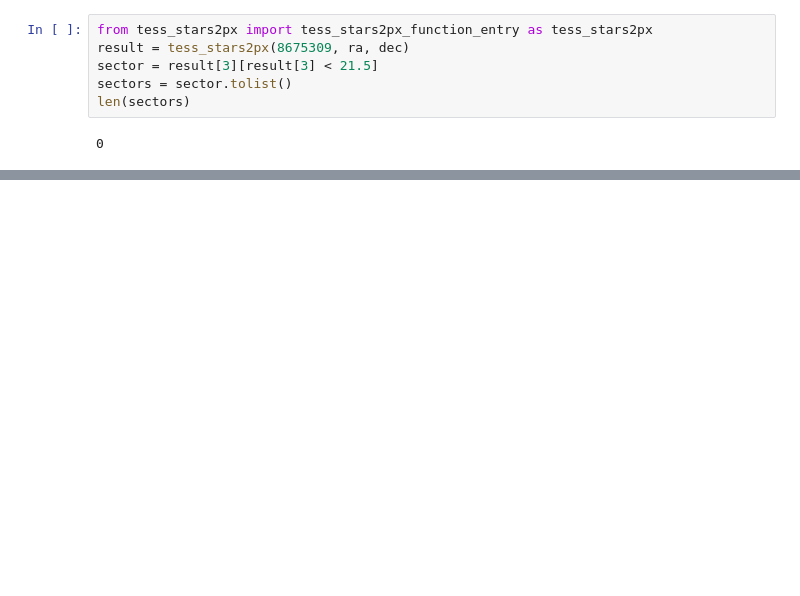
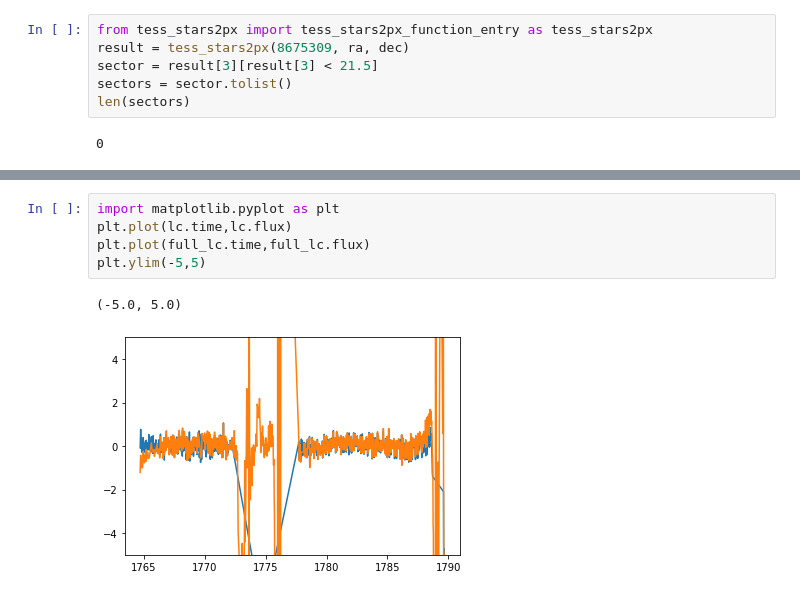
Before and after one commit to AlexanderEvitt/QuasVar, a Jupyter notebook: Code/generate_lightcurve.ipynb, the cells around one changed output, grey strips where cells are left out. Saved outputs shown, nothing was run; the diff lists cells and outputs as text; blank space fills up the shorter version.

```diff
--- a/Code/generate_lightcurve.ipynb
+++ b/Code/generate_lightcurve.ipynb
@@ -75,0 +117,8 @@ len(sectors)
+# %%
+import matplotlib.pyplot as plt
+plt.plot(lc.time,lc.flux)
+plt.plot(full_lc.time,full_lc.flux)
+plt.ylim(-5,5)
+# %% [output]
+(-5.0, 5.0)
+[figure, added]
```
Also changed, not shown: parts of 8 cells of this notebook, 22 other files.
